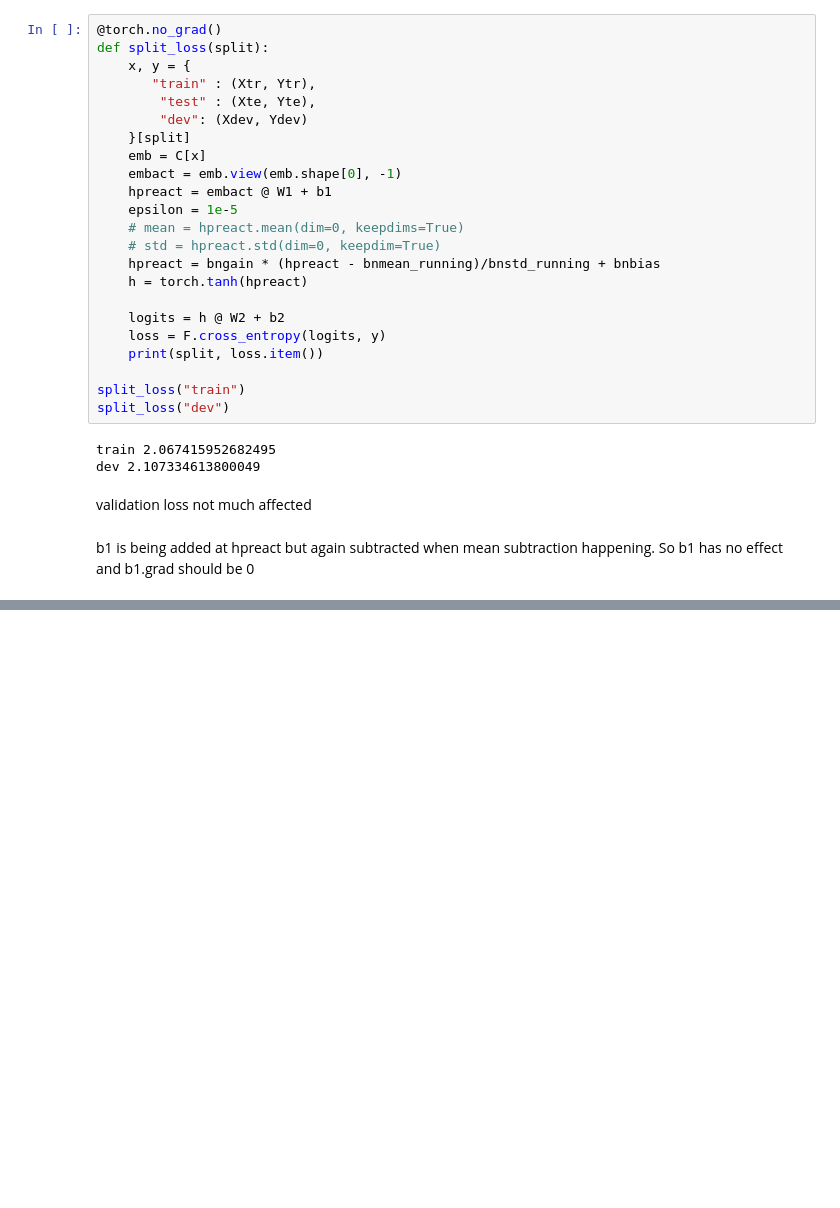
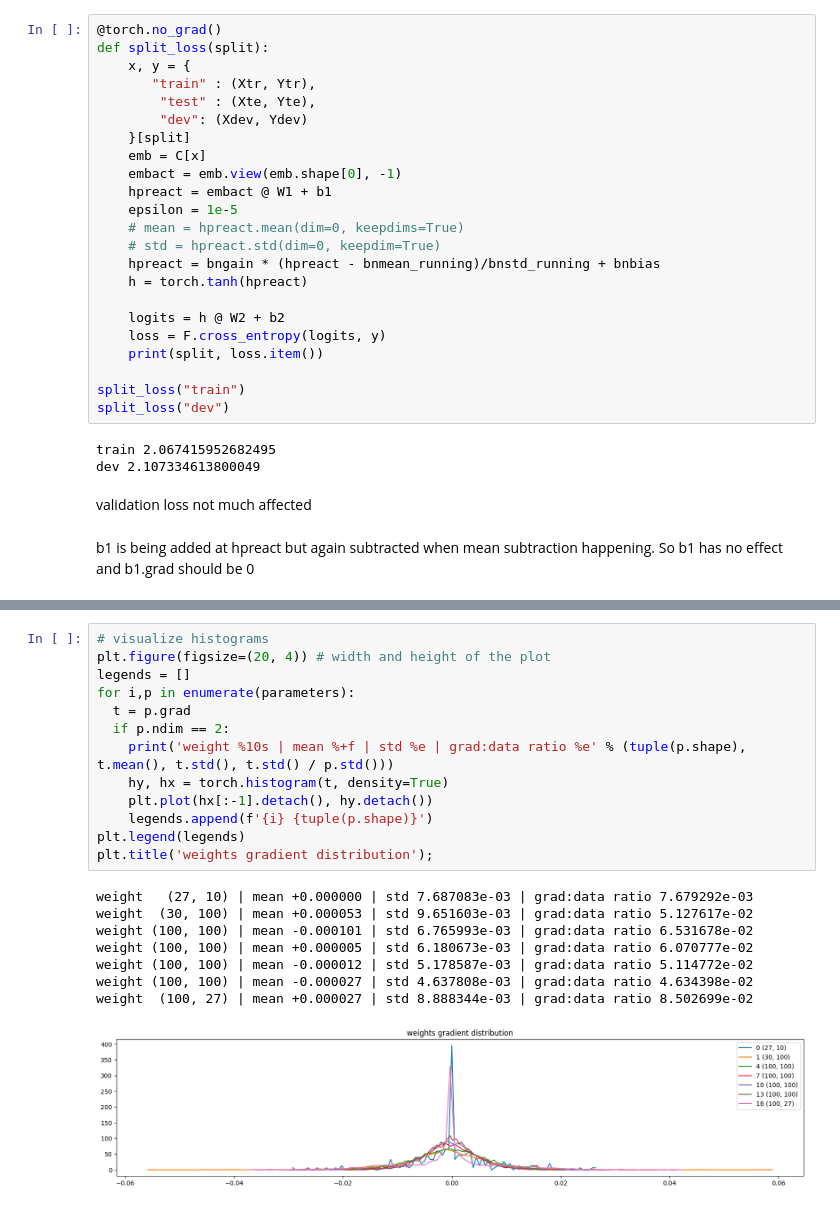
Before and after one commit to ahmedmustahid/makemore, a Jupyter notebook: makemore_3_act_grad_bn.ipynb, the cells around one changed output, grey strips where cells are left out. Drawn from its saved outputs; the diff is of its cells as text; blank space fills up the shorter version.

```diff
--- a/makemore_3_act_grad_bn.ipynb
+++ b/makemore_3_act_grad_bn.ipynb
@@ -1609,0 +1859,22 @@ tensor([ 6.9849e-10,  9.3132e-10,  9.3132e-10,  9.3132e-10, -1.8626e-09,
+# %%
+# visualize histograms
+plt.figure(figsize=(20, 4)) # width and height of the plot
+legends = []
+for i,p in enumerate(parameters):
+  t = p.grad
+  if p.ndim == 2:
+    print('weight %10s | mean %+f | std %e | grad:data ratio %e' % (tuple(p.shape), t.mean(), t.std(), t.std() / p.std()))
+    hy, hx = torch.histogram(t, density=True)
+    plt.plot(hx[:-1].detach(), hy.detach())
+    legends.append(f'{i} {tuple(p.shape)}')
+plt.legend(legends)
+plt.title('weights gradient distribution');
+# %% [output]
+weight   (27, 10) | mean +0.000000 | std 7.687083e-03 | grad:data ratio 7.679292e-03
+weight  (30, 100) | mean +0.000053 | std 9.651603e-03 | grad:data ratio 5.127617e-02
+weight (100, 100) | mean -0.000101 | std 6.765993e-03 | grad:data ratio 6.531678e-02
+weight (100, 100) | mean +0.000005 | std 6.180673e-03 | grad:data ratio 6.070777e-02
+weight (100, 100) | mean -0.000012 | std 5.178587e-03 | grad:data ratio 5.114772e-02
+weight (100, 100) | mean -0.000027 | std 4.637808e-03 | grad:data ratio 4.634398e-02
+weight  (100, 27) | mean +0.000027 | std 8.888344e-03 | grad:data ratio 8.502699e-02
+[figure, added]
```
Also changed, not shown: parts of 20 cells of this notebook, 3 other files.
